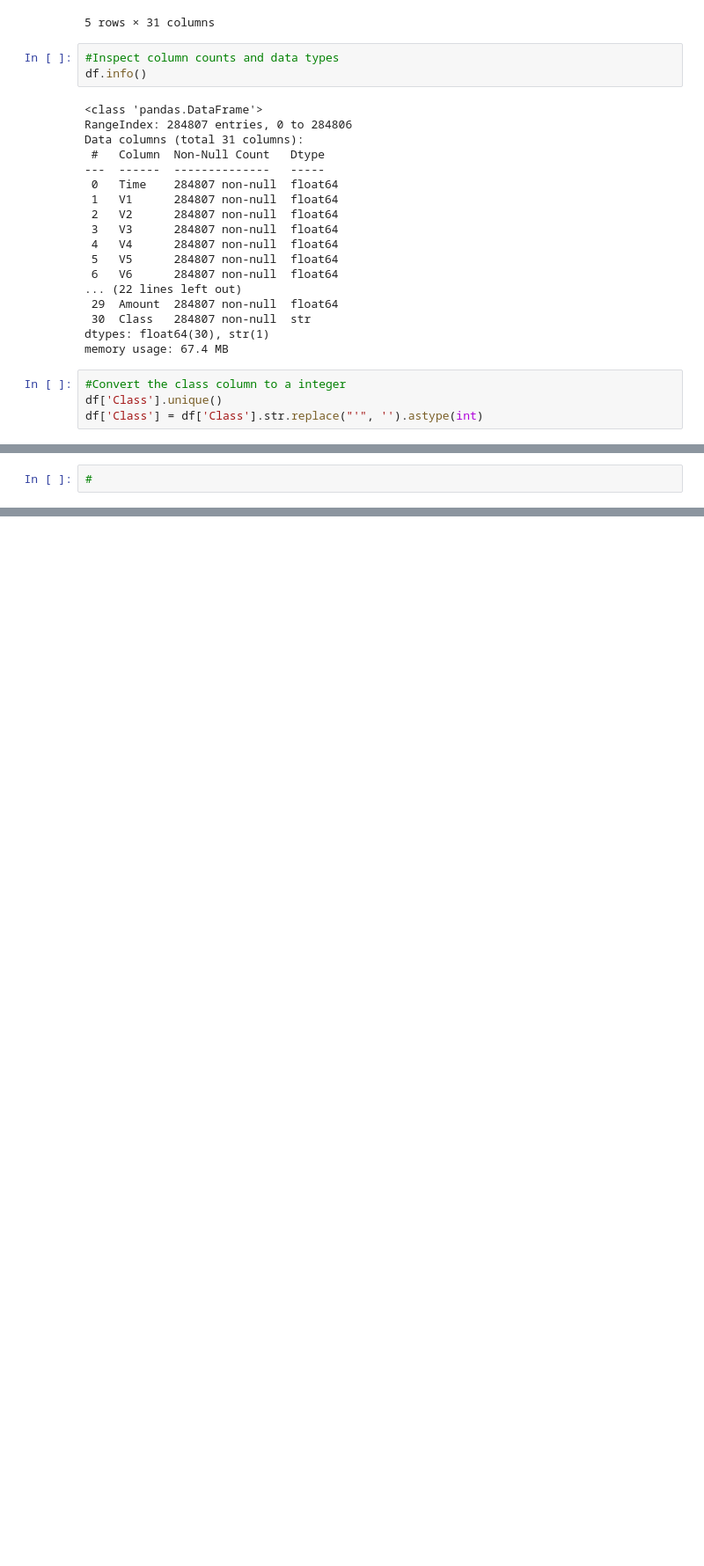
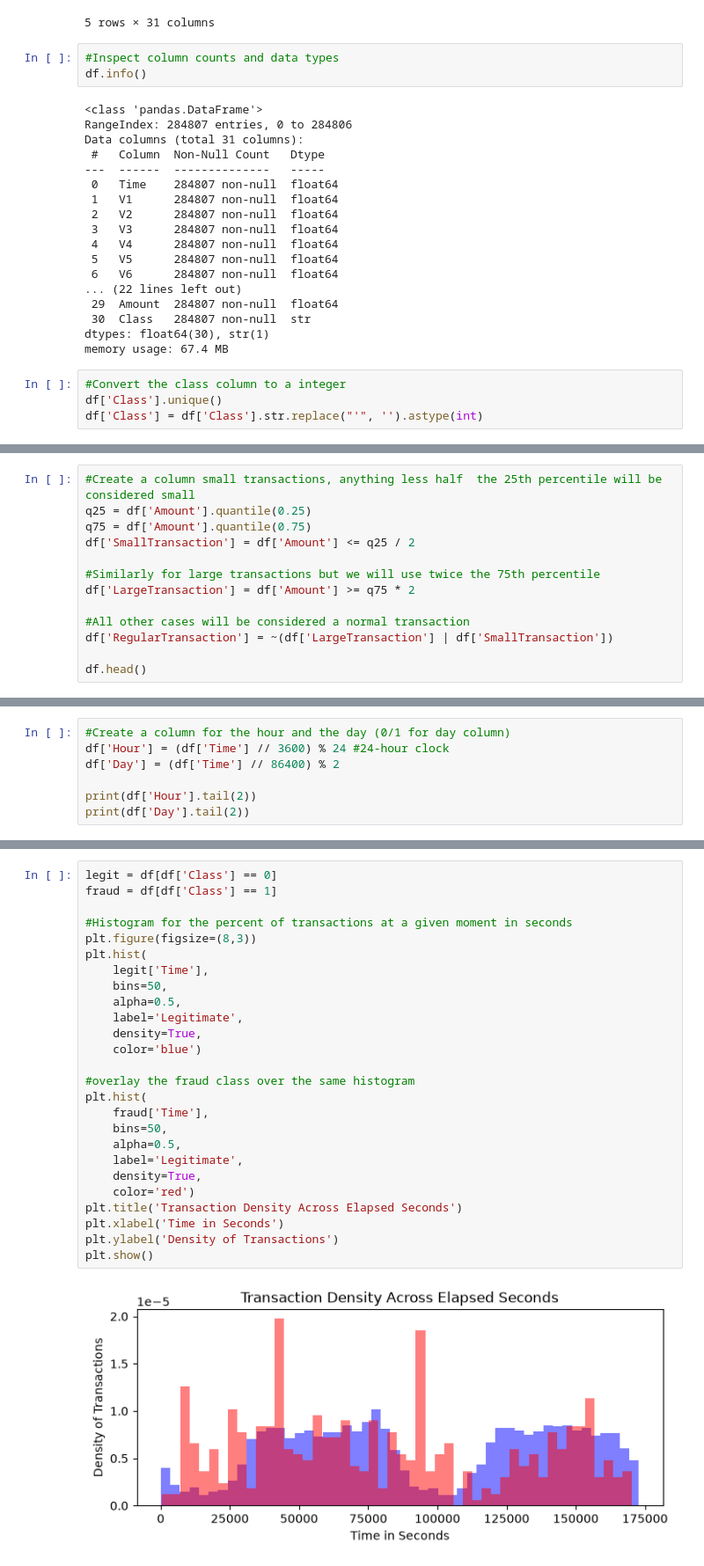
Before and after one commit to Frank-J1/credit_card_fraud, a Jupyter notebook: 01_eda.ipynb, the cells around one changed output, grey strips where cells are left out. Shown at 88% size. Saved outputs shown, nothing was run; the diff lists cells and outputs as text; blank space fills up the shorter version.

Commit message:
Add EDA notebook for transaction analysis

```diff
--- a/01_eda.ipynb
+++ b/01_eda.ipynb
@@ -65,4 +66,15 @@ df.describe()
 
 First step will be analyzing small and large transactions
 # %%
-#
+#Create a column small transactions, anything less half  the 25th percentile will be considered small
+q25 = df['Amount'].quantile(0.25)
+q75 = df['Amount'].quantile(0.75)
+df['SmallTransaction'] = df['Amount'] <= q25 / 2
+
+#Similarly for large transactions but we will use twice the 75th percentile
+df['LargeTransaction'] = df['Amount'] >= q75 * 2
+
+#All other cases will be considered a normal transaction
+df['RegularTransaction'] = ~(df['LargeTransaction'] | df['SmallTransaction'])
+
+df.head()
@@ -68,0 +102,7 @@ First step will be analyzing small and large transactions
+# %%
+#Create a column for the hour and the day (0/1 for day column)
+df['Hour'] = (df['Time'] // 3600) % 24 #24-hour clock
+df['Day'] = (df['Time'] // 86400) % 2
+
+print(df['Hour'].tail(2))
+print(df['Day'].tail(2))
@@ -68,0 +119,28 @@ First step will be analyzing small and large transactions
+# %%
+legit = df[df['Class'] == 0]
+fraud = df[df['Class'] == 1]
+
+#Histogram for the percent of transactions at a given moment in seconds
+plt.figure(figsize=(8,3))
+plt.hist(
+    legit['Time'],
+    bins=50,
+    alpha=0.5,
+    label='Legitimate',
+    density=True,
+    color='blue')
+
+#overlay the fraud class over the same histogram
+plt.hist(
+    fraud['Time'],
+    bins=50,
+    alpha=0.5,
+    label='Legitimate',
+    density=True,
+    color='red')
+plt.title('Transaction Density Across Elapsed Seconds')
+plt.xlabel('Time in Seconds')
+plt.ylabel('Density of Transactions')
+plt.show()
+# %% [output]
+[figure, added]
```
Also changed, not shown: parts of 7 cells of this notebook.
